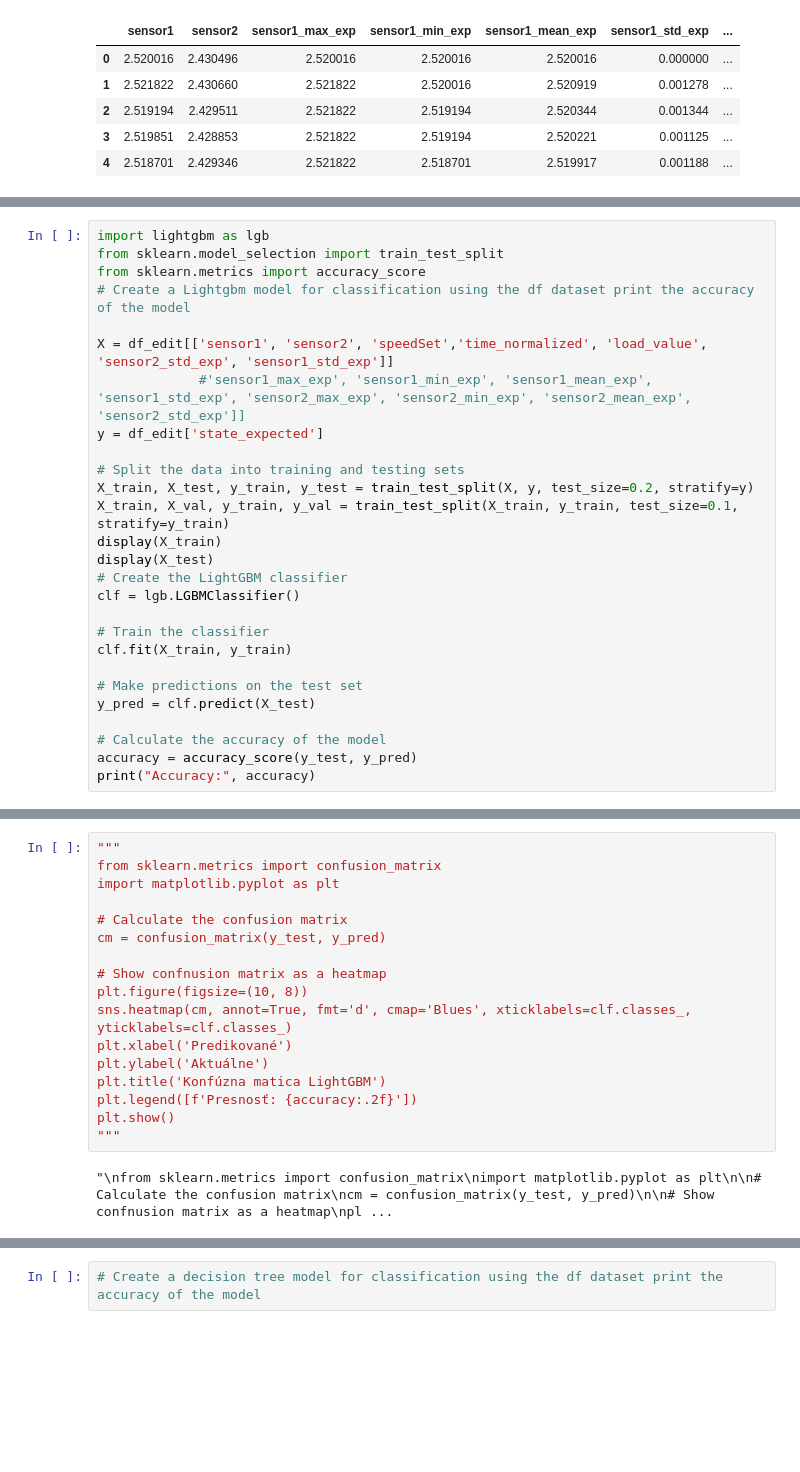
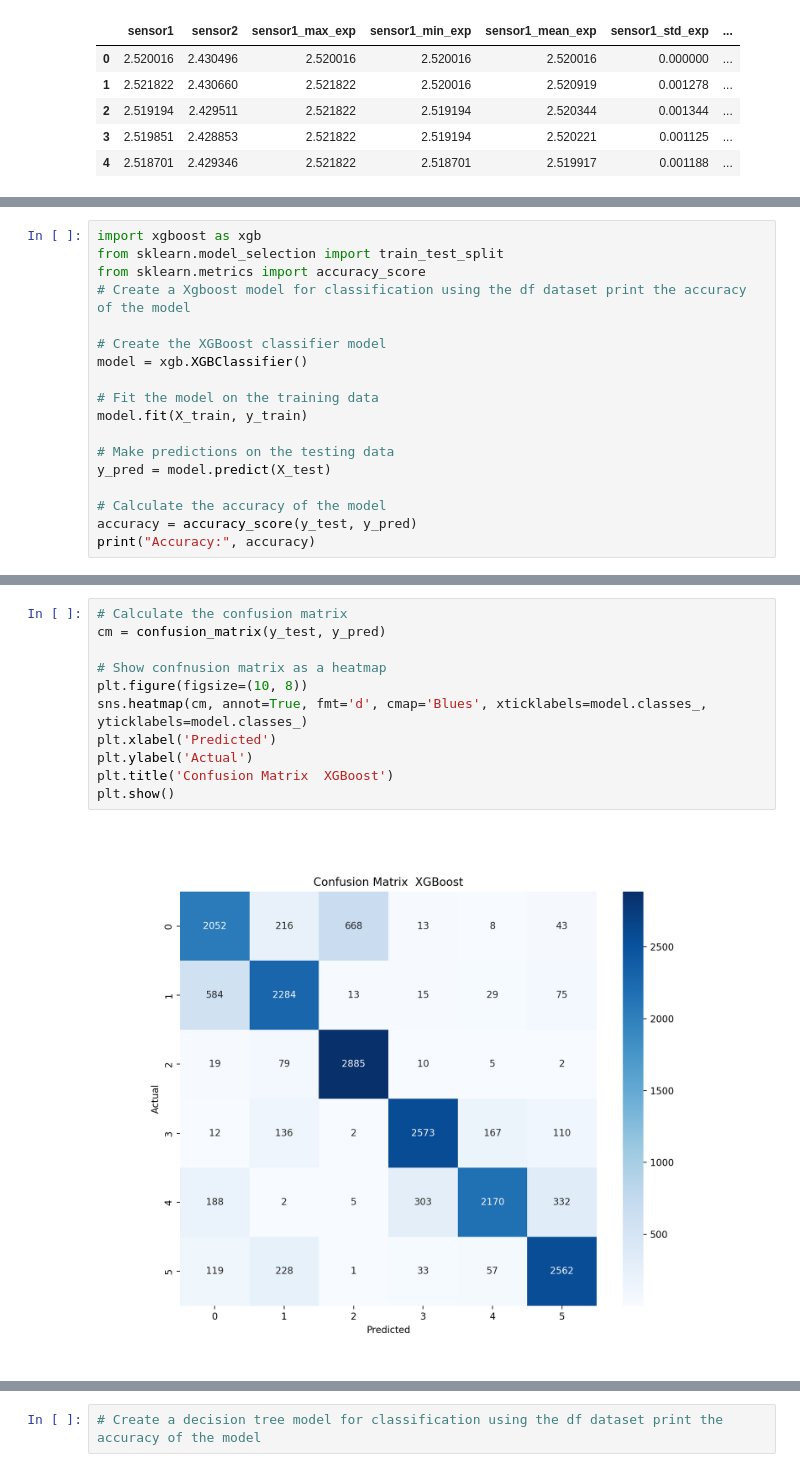
Before and after one commit to robertmunkaci/DataAnalysis, a Jupyter notebook: main.ipynb, the cells around one changed output, grey strips where cells are left out. Drawn from its saved outputs; the diff is of its cells as text; blank space fills up the shorter version.

```diff
--- a/main.ipynb
+++ b/main.ipynb
@@ -650,26 +604,17 @@ Accuracy:  0.23066111111111112
 # %%
-import lightgbm as lgb
+import xgboost as xgb
 from sklearn.model_selection import train_test_split
 from sklearn.metrics import accuracy_score
-# Create a Lightgbm model for classification using the df dataset print the accuracy of the model
+# Create a Xgboost model for classification using the df dataset print the accuracy of the model
 
-X = df_edit[['sensor1', 'sensor2', 'speedSet','time_normalized', 'load_value', 'sensor2_std_exp', 'sensor1_std_exp']]
-             #'sensor1_max_exp', 'sensor1_min_exp', 'sensor1_mean_exp', 'sensor1_std_exp', 'sensor2_max_exp', 'sensor2_min_exp', 'sensor2_mean_exp', 'sensor2_std_exp']]
-y = df_edit['state_expected']
+# Create the XGBoost classifier model
+model = xgb.XGBClassifier()
 
-# Split the data into training and testing sets
-X_train, X_test, y_train, y_test = train_test_split(X, y, test_size=0.2, stratify=y)
-X_train, X_val, y_train, y_val = train_test_split(X_train, y_train, test_size=0.1, stratify=y_train)
-display(X_train)
-display(X_test)
-# Create the LightGBM classifier
-clf = lgb.LGBMClassifier()
+# Fit the model on the training data
+model.fit(X_train, y_train)
 
-# Train the classifier
-clf.fit(X_train, y_train)
-
-# Make predictions on the test set
-y_pred = clf.predict(X_test)
+# Make predictions on the testing data
+y_pred = model.predict(X_test)
 
 # Calculate the accuracy of the model
 accuracy = accuracy_score(y_test, y_pred)
@@ -784,19 +624,13 @@ KeyError: 'state'
 # %%
-"""
-from sklearn.metrics import confusion_matrix
-import matplotlib.pyplot as plt
-
 # Calculate the confusion matrix
 cm = confusion_matrix(y_test, y_pred)
 
 # Show confnusion matrix as a heatmap
 plt.figure(figsize=(10, 8))
-sns.heatmap(cm, annot=True, fmt='d', cmap='Blues', xticklabels=clf.classes_, yticklabels=clf.classes_)
-plt.xlabel('Predikované')
-plt.ylabel('Aktuálne')
-plt.title('Konfúzna matica LightGBM')
-plt.legend([f'Presnosť: {accuracy:.2f}'])
+sns.heatmap(cm, annot=True, fmt='d', cmap='Blues', xticklabels=model.classes_, yticklabels=model.classes_)
+plt.xlabel('Predicted')
+plt.ylabel('Actual')
+plt.title('Confusion Matrix  XGBoost')
 plt.show()
-"""
 # %% [output]
-"\nfrom sklearn.metrics import confusion_matrix\nimport matplotlib.pyplot as plt\n\n# Calculate the confusion matrix\ncm = confusion_matrix(y_test, y_pred)\n\n# Show confnusion matrix as a heatmap\npl ...
+[figure, added]
```
Also changed, not shown: parts of 26 cells of this notebook.
